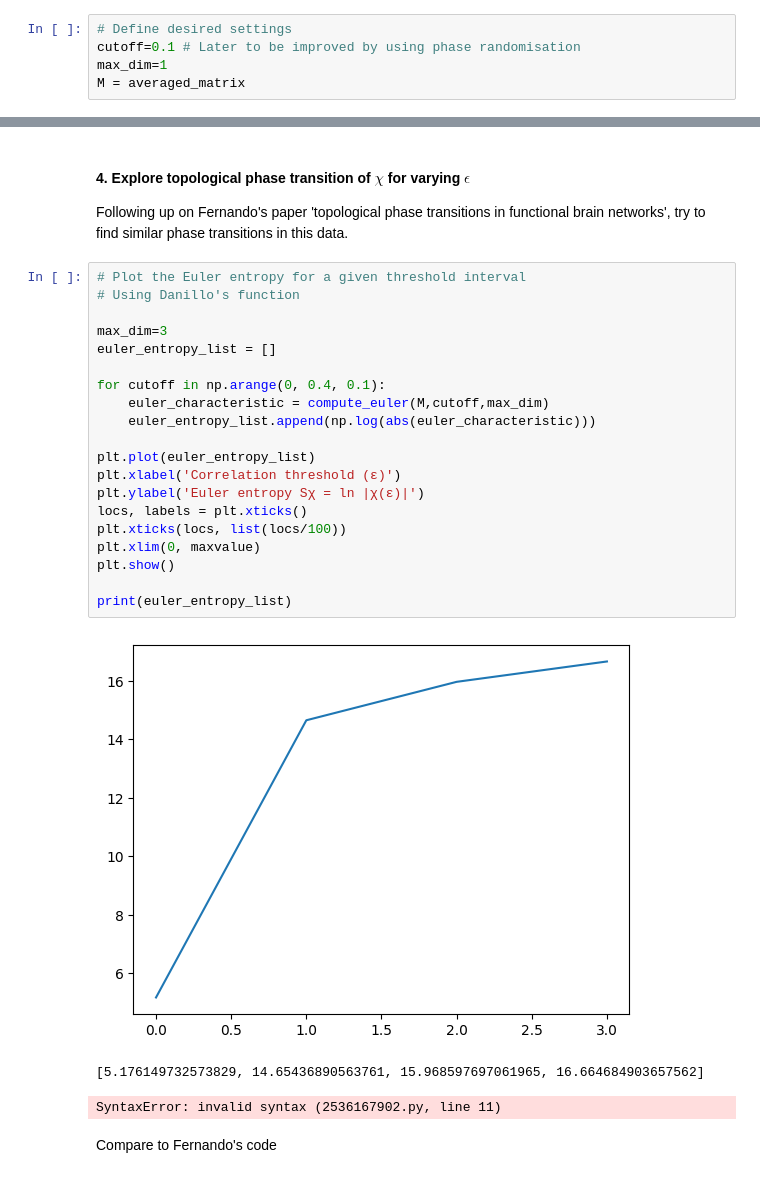
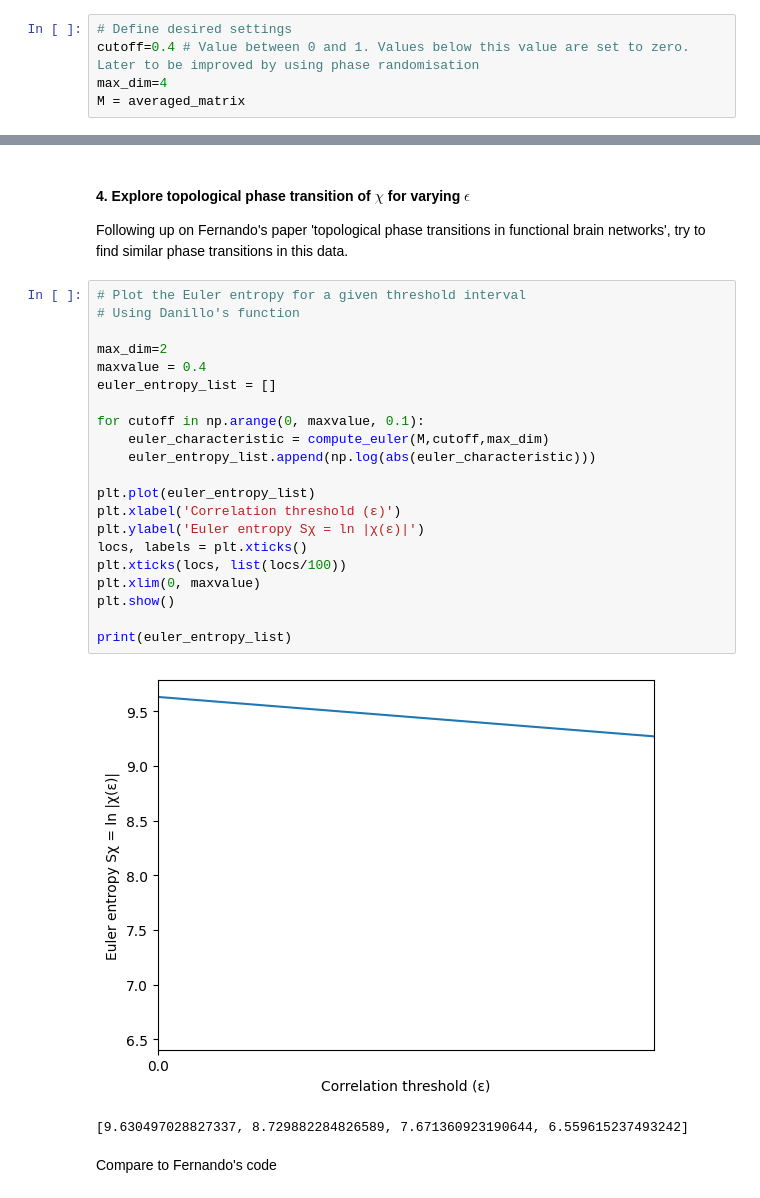
Before and after one commit to cyrilrommens/Free_energy_of_simplicial_complexes, a Jupyter notebook: Complete_progress.ipynb, the cells around one changed output, grey strips where cells are left out. Cells and saved outputs as stored; diff of their text form.

```diff
--- a/Complete_progress.ipynb
+++ b/Complete_progress.ipynb
@@ -45,8 +44,8 @@ averaged_matrix = MatAv/len(matrices)
 From the correlation matrix, compute the Euler characteristic, Euler entropy, Shannon entropy and clique complex
 # %%
 # Define desired settings
-cutoff=0.1 # Later to be improved by using phase randomisation
-max_dim=1
+cutoff=0.4 # Value between 0 and 1. Values below this value are set to zero. Later to be improved by using phase randomisation
+max_dim=4
 M = averaged_matrix
 # %% [markdown]
 The clique complex, Euler Characteristic and Shannon entropy below are all computed individually. That is, they should be integrated into one function if they are all desired simultaneously, since now the computation happens three times.
@@ -73,27 +95,27 @@ Following up on Fernando's paper 'topological phase transitions in functional br
 # %%
 # Plot the Euler entropy for a given threshold interval
 # Using Danillo's function
 
-max_dim=3
+max_dim=2
+maxvalue = 0.4
 euler_entropy_list = []
 
-for cutoff in np.arange(0, 0.4, 0.1):
+for cutoff in np.arange(0, maxvalue, 0.1):
     euler_characteristic = compute_euler(M,cutoff,max_dim)
     euler_entropy_list.append(np.log(abs(euler_characteristic)))
 
 plt.plot(euler_entropy_list)
 plt.xlabel('Correlation threshold (ε)')
 plt.ylabel('Euler entropy Sχ = ln |χ(ε)|')
 locs, labels = plt.xticks()
 plt.xticks(locs, list(locs/100))
 plt.xlim(0, maxvalue)
 plt.show()
 
 print(euler_entropy_list)
 # %% [output]
-[figure, old version]
+[figure, new version]
-[5.176149732573829, 14.65436890563761, 15.968597697061965, 16.664684903657562]
+[9.630497028827337, 8.729882284826589, 7.671360923190644, 6.559615237493242]
-SyntaxError: invalid syntax (2536167902.py, line 11)
 # %% [markdown]
 Compare to Fernando's code
 # %%
```
Also changed, not shown: parts of 9 cells of this notebook, 1 other file.
